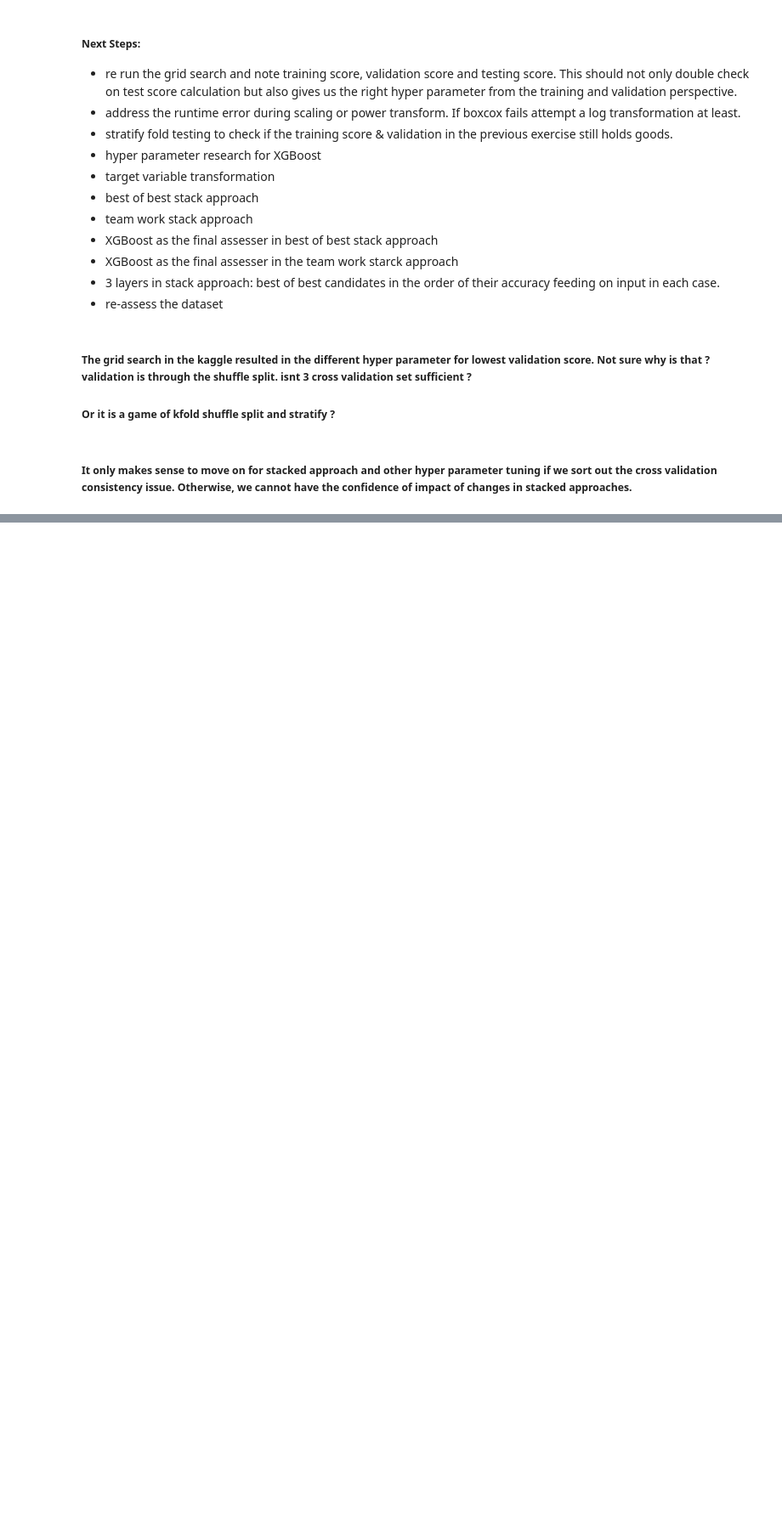
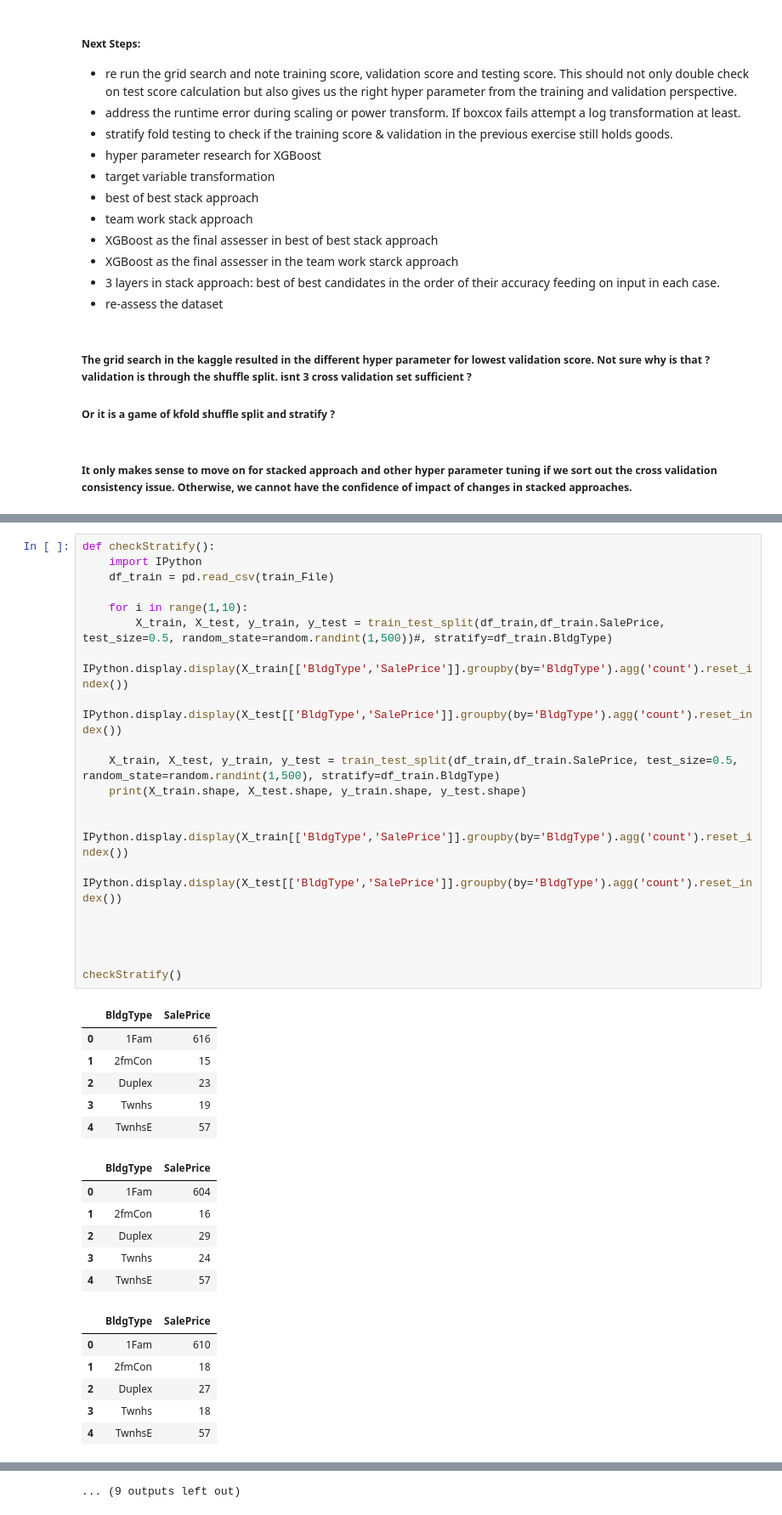
Before and after one commit to PadmarajBhat/Kaggle-Dataset-Exploration, a Jupyter notebook: House Prices- Advanced Regression Techniques/ML/House Prices - ART(Modelling and Fine Tuning).ipynb, the cells around one changed output, grey strips where cells are left out. Shown at 85% size. Saved outputs shown, nothing was run; the diff lists cells and outputs as text; blank space fills up the shorter version.

Commit message:
docs: StratifiedShuffleSplit Analysis
- experiment to understand StratifiedShuffleSplit and final conclusion

```diff
--- a/House Prices- Advanced Regression Techniques/ML/House Prices - ART(Modelling and Fine Tuning).ipynb
+++ b/House Prices- Advanced Regression Techniques/ML/House Prices - ART(Modelling and Fine Tuning).ipynb
@@ -577,0 +585,39 @@ plt.show()
+# %%
+def checkStratify():
+    import IPython
+    df_train = pd.read_csv(train_File)
+
+    for i in range(1,10):
+        X_train, X_test, y_train, y_test = train_test_split(df_train,df_train.SalePrice, test_size=0.5, random_state=random.randint(1,500))#, stratify=df_train.BldgType)
+        IPython.display.display(X_train[['BldgType','SalePrice']].groupby(by='BldgType').agg('count').reset_index())
+        IPython.display.display(X_test[['BldgType','SalePrice']].groupby(by='BldgType').agg('count').reset_index())
+
+    X_train, X_test, y_train, y_test = train_test_split(df_train,df_train.SalePrice, test_size=0.5, random_state=random.randint(1,500), stratify=df_train.BldgType)
+    print(X_train.shape, X_test.shape, y_train.shape, y_test.shape)
+
+    IPython.display.display(X_train[['BldgType','SalePrice']].groupby(by='BldgType').agg('count').reset_index())
+    IPython.display.display(X_test[['BldgType','SalePrice']].groupby(by='BldgType').agg('count').reset_index())
+
+
+
+
+checkStratify()
+# %% [output]
+|  | BldgType | SalePrice |
+| 0 | 1Fam | 616 |
+| 1 | 2fmCon | 15 |
+| 2 | Duplex | 23 |
+| 3 | Twnhs | 19 |
+| 4 | TwnhsE | 57 |
+|  | BldgType | SalePrice |
+| 0 | 1Fam | 604 |
+| 1 | 2fmCon | 16 |
+| 2 | Duplex | 29 |
+| 3 | Twnhs | 24 |
+| 4 | TwnhsE | 57 |
+|  | BldgType | SalePrice |
+| 0 | 1Fam | 610 |
+| 1 | 2fmCon | 18 |
+| 2 | Duplex | 27 |
+| 3 | Twnhs | 18 |
+| 4 | TwnhsE | 57 |
@@ -577,0 +678 @@ plt.show()
+... (9 outputs left out)
```
Also changed, not shown: parts of 7 cells of this notebook.
